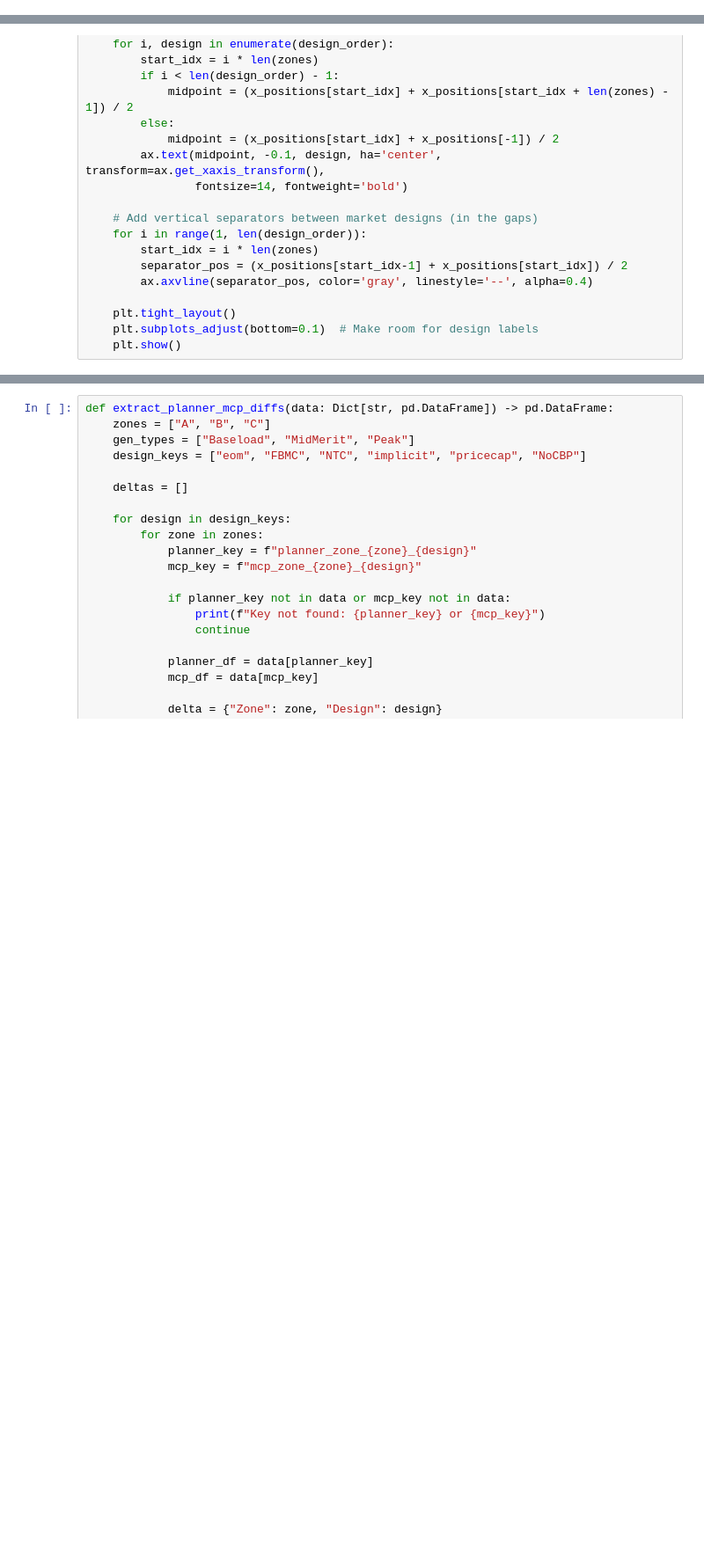
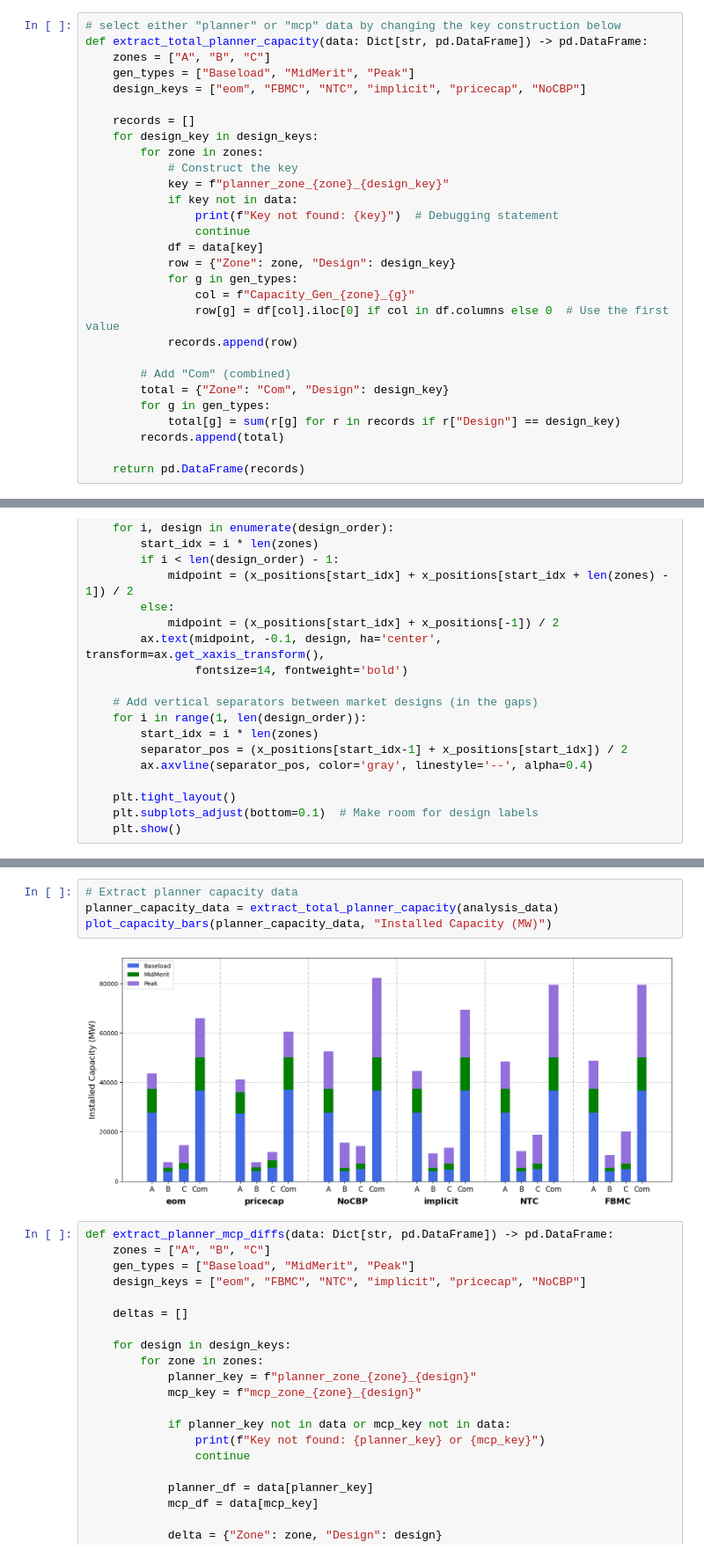
Before and after one commit to kamaladekola/cross_border-CM, a Jupyter notebook: analysis.ipynb, the cells around one changed output, grey strips where cells are left out. Shown: that part at 88% size. Saved outputs shown, nothing was run; the diff lists cells and outputs as text; blank space fills up the shorter version.

```diff
--- a/analysis.ipynb
+++ b/analysis.ipynb
@@ -107,3 +107,32 @@ dict_keys(['mcp_zone_A_eom', 'mcp_zone_B_eom', 'mcp_zone_C_eom', 'planner_zone_A
 5 rows × 22 columns
 # %% [markdown]
 #### Capacity plots
+# %%
+# select either "planner" or "mcp" data by changing the key construction below
+def extract_total_planner_capacity(data: Dict[str, pd.DataFrame]) -> pd.DataFrame:
+    zones = ["A", "B", "C"]
+    gen_types = ["Baseload", "MidMerit", "Peak"]
+    design_keys = ["eom", "FBMC", "NTC", "implicit", "pricecap", "NoCBP"]
+
+    records = []
+    for design_key in design_keys:
+        for zone in zones:
+            # Construct the key
+            key = f"planner_zone_{zone}_{design_key}"
+            if key not in data:
+                print(f"Key not found: {key}")  # Debugging statement
+                continue
+            df = data[key]
+            row = {"Zone": zone, "Design": design_key}
+            for g in gen_types:
+                col = f"Capacity_Gen_{zone}_{g}"
+                row[g] = df[col].iloc[0] if col in df.columns else 0  # Use the first value
+            records.append(row)
+
+        # Add "Com" (combined)
+        total = {"Zone": "Com", "Design": design_key}
+        for g in gen_types:
+            total[g] = sum(r[g] for r in records if r["Design"] == design_key)
+        records.append(total)
+
+    return pd.DataFrame(records)
@@ -258,3 +318,9 @@ plot_capacity_bars(capacity_data, "Installed Capacity (MW)")
+# %%
+# Extract planner capacity data
+planner_capacity_data = extract_total_planner_capacity(analysis_data)
+plot_capacity_bars(planner_capacity_data, "Installed Capacity (MW)")
+# %% [output]
+[figure, added]
 # %%
 def extract_planner_mcp_diffs(data: Dict[str, pd.DataFrame]) -> pd.DataFrame:
     zones = ["A", "B", "C"]
```
Also changed, not shown: parts of 19 cells of this notebook, 55 other files.
